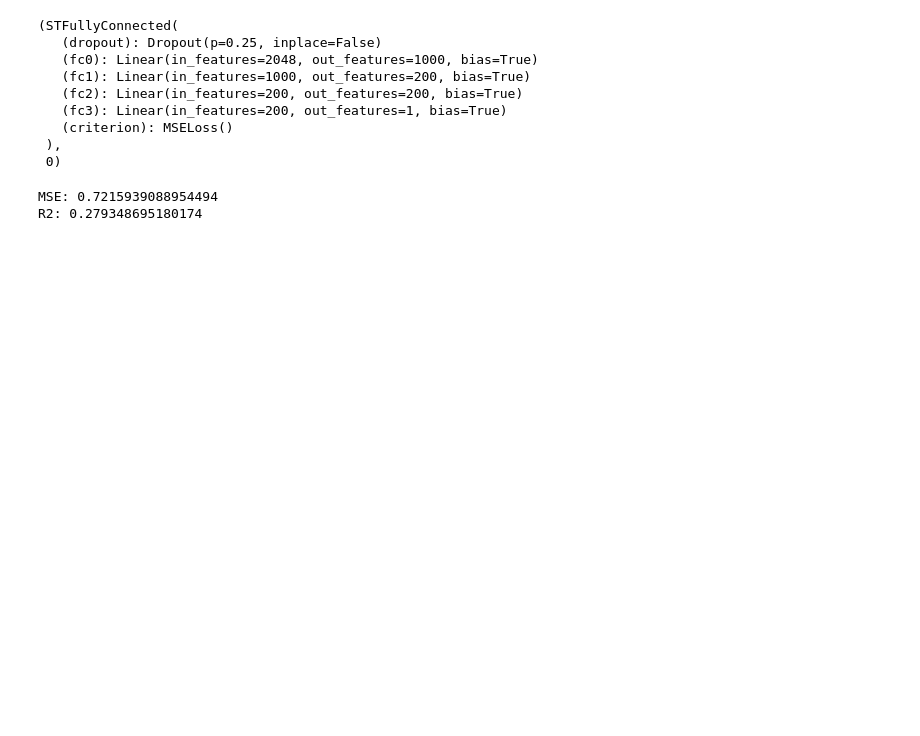
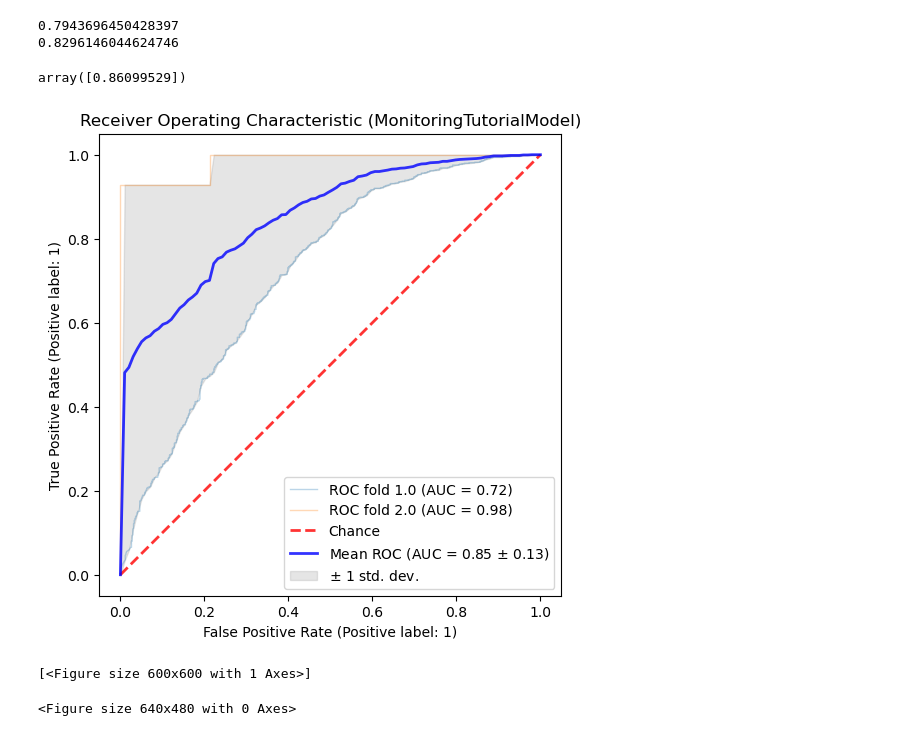
Before and after one commit to Dreamerwq/QSPRpred, a Jupyter notebook: qsprpred/extra/gpu/models/test_import.ipynb, the cells around one changed output. Cells and saved outputs as stored; diff of their text form; code cells hidden in the pictures; blank space fills up the shorter version.

Commit message:
multiple layers

```diff
--- a/qsprpred/extra/gpu/models/test_import.ipynb
+++ b/qsprpred/extra/gpu/models/test_import.ipynb
@@ -232,0 +20,28 @@ RuntimeError: mat1 and mat2 shapes cannot be multiplied (256x1 and 128x1)
+# %%
+
+# calculate compound features and split dataset into train and test
+dataset.prepareDataset(
+    split=RandomSplit(test_fraction=0.2, dataset=dataset),
+    feature_calculators=[MorganFP(radius=3, nBits=2048)],
+    recalculate_features=True,
+)
+
+dataset.getDF().head()
+
+# Create model
+from qsprpred.extra.gpu.models.dnn import DNNModel
+
+os.makedirs("tutorial_output/models", exist_ok=True)
+model = DNNModel(
+    base_dir='tutorial_output/models',
+    name='MonitoringTutorialModel',
+    patience=3,
+    tol=0.01,
+    alg=STFullyConnected(
+        n_dim=dataset.X.shape[1],
+
+            n_class = 1,
+            device = "cpu",
+            gpus = [],
+        neuron_layers=[2048, 1024, 512],)
+)
@@ -233,5 +64,3 @@ RuntimeError: mat1 and mat2 shapes cannot be multiplied (256x1 and 128x1)
 # %%
-
-test.fit(dataset.X, dataset.y)
-# print(mean_squared_error(test.predict(dataset.X_ind), dataset.y_ind))
+model.fit(dataset.X, dataset.y)
 # %% [output]
@@ -374,21 +80,8 @@ model_nn_noreg = STFullyConnected(
-# %%
-model_nn_noreg.fit(dataset.X, dataset.y)
-# %% [output]
-(STFullyConnected(
-   (dropout): Dropout(p=0.25, inplace=False)
-   (fc0): Linear(in_features=2048, out_features=1000, bias=True)
-   (fc1): Linear(in_features=1000, out_features=200, bias=True)
-   (fc2): Linear(in_features=200, out_features=200, bias=True)
-   (fc3): Linear(in_features=200, out_features=1, bias=True)
-   (criterion): MSELoss()
- ),
- 0)
 # %%
-from sklearn.metrics import mean_squared_error
-from sklearn.metrics import r2_score
-
-print("MSE:", mean_squared_error(model_nn_noreg.predict(dataset.X_ind), dataset.y_ind))
-print("R2:", r2_score(model_nn_noreg.predict(dataset.X_ind), dataset.y_ind))
+from sklearn.metrics import accuracy_score
+from sklearn.metrics import f1_score
+print(accuracy_score(model.predict(dataset.X_ind), dataset.y_ind))
+print(f1_score(model.predict(dataset.X_ind), dataset.y_ind))
 # %% [output]
-MSE: 0.7215939088954494
-R2: 0.279348695180174
+0.7943696450428397
+0.8296146044624746
@@ -394,0 +99,18 @@ R2: 0.279348695180174
+# %%
+
+TestSetAssessor(scoring="roc_auc")(model, dataset)
+# show cross validation results
+# display(assessor.monitor.predictions.head())
+# %% [output]
+array([0.86099529])
+# %%
+# plot the results for bootstrapping
+from qsprpred.plotting.classification import ROCPlot
+
+plot = ROCPlot([model])
+plot.make(save=True, show=True, property_name=model.targetProperties[0].name,
+          validation="cv")
+# %% [output]
+[figure, added]
+[<Figure size 600x600 with 1 Axes>]
+<Figure size 640x480 with 0 Axes>
```
Also changed, not shown: parts of 25 cells of this notebook, 11 other files.
